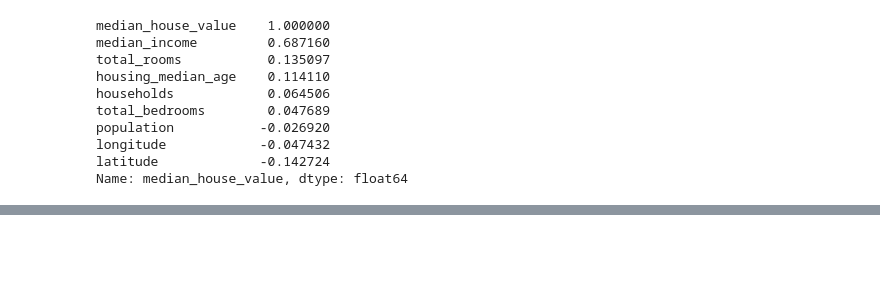
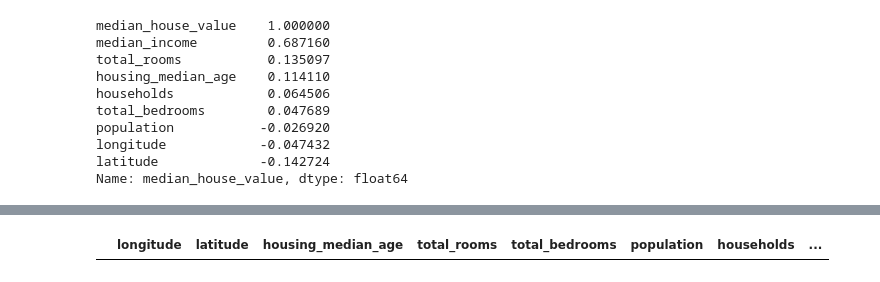
Before and after one commit to DontPanic-A/special-spoon, a Jupyter notebook: California House Values.ipynb, the cells around one changed output, grey strips where cells are left out. Saved outputs shown, nothing was run; the diff lists cells and outputs as text; code cells hidden in the pictures; blank space fills up the shorter version.

```diff
--- a/California House Values.ipynb
+++ b/California House Values.ipynb
@@ -330,0 +281,6 @@ bp1.__
+# %%
+#All filled
+sample_incomplete_rows = housing[housing.isnull().any(axis=1)].head()
+sample_incomplete_rows
+# %% [output]
+|  | longitude | latitude | housing_median_age | total_rooms | total_bedrooms | population | households | ... |
```
Also changed, not shown: parts of 44 cells of this notebook.
